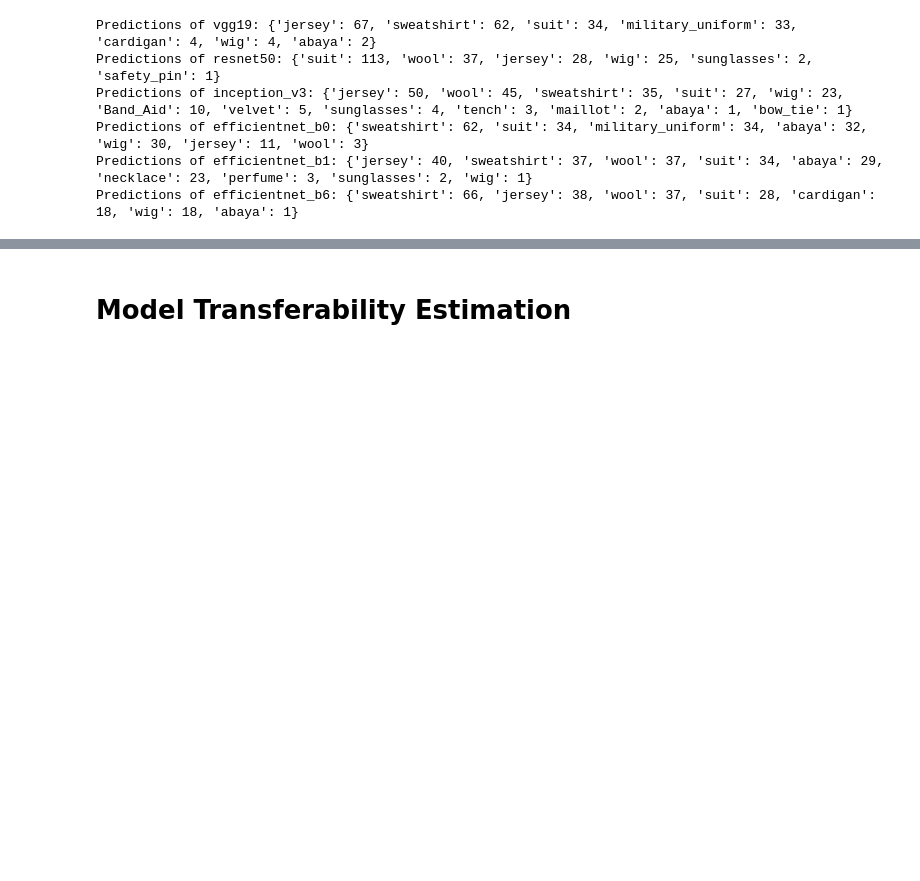
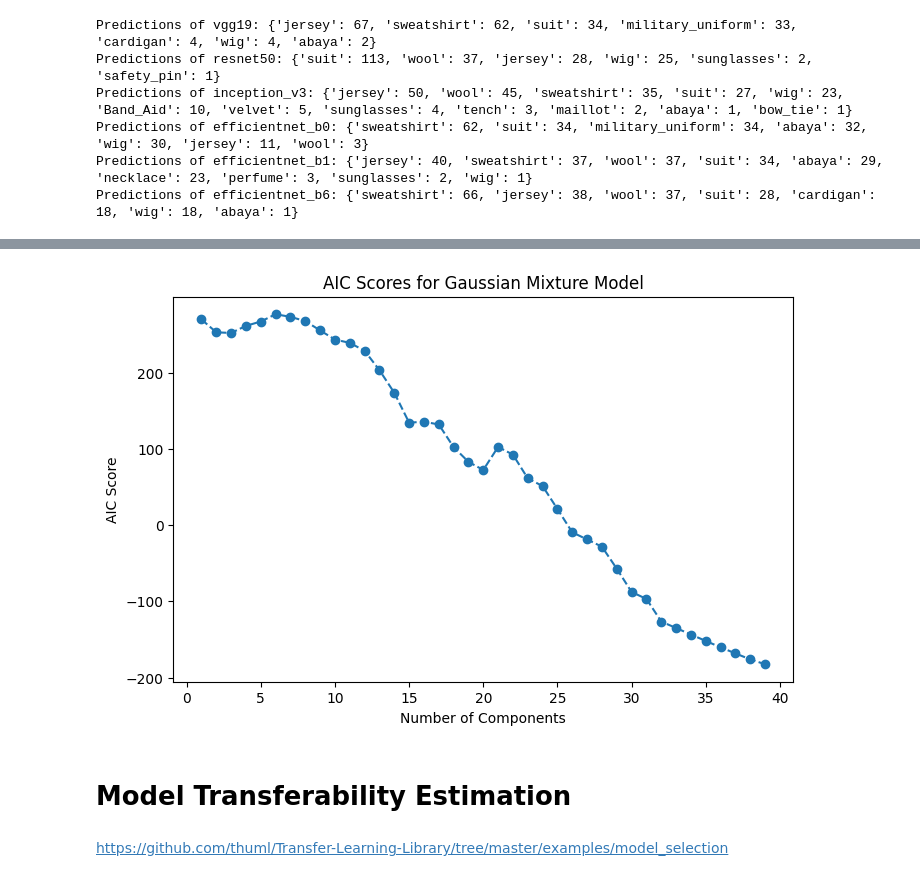
Before and after one commit to ADA-SITE-JML/gesture_face_features, a Jupyter notebook: code/hgr_pytorch.ipynb, the cells around one changed output, grey strips where cells are left out. Cells and saved outputs as stored; diff of their text form; code cells hidden in the pictures; blank space fills up the shorter version.

```diff
--- a/code/hgr_pytorch.ipynb
+++ b/code/hgr_pytorch.ipynb
@@ -64,2 +353,26 @@ Predictions of efficientnet_b6: {'sweatshirt': 66, 'jersey': 38, 'wool': 37, 'su
+# %%
+from sklearn.mixture import GaussianMixture
+import matplotlib.pyplot as plt
+
+
+n_components_range = range(1, 40)
+aic_scores = []
+
+for n_components in n_components_range:
+    gmm = GaussianMixture(n_components=n_components, random_state=42)
+    gmm.fit(embedding)
+    aic_scores.append(gmm.aic(embedding))
+
+# Plot AIC scores
+plt.figure(figsize=(8, 5))
+plt.plot(n_components_range, aic_scores, marker='o', linestyle='--')
+plt.xlabel("Number of Components")
+plt.ylabel("AIC Score")
+plt.title("AIC Scores for Gaussian Mixture Model")
+plt.show()
+# %% [output]
+[figure, added]
 # %% [markdown]
 # Model Transferability Estimation
+# %% [markdown]
+https://github.com/thuml/Transfer-Learning-Library/tree/master/examples/model_selection
```
Also changed, not shown: parts of 32 cells of this notebook, 13 other files.
